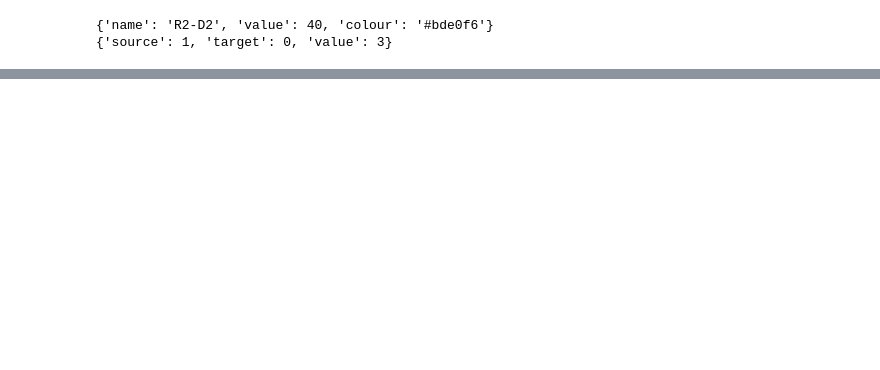
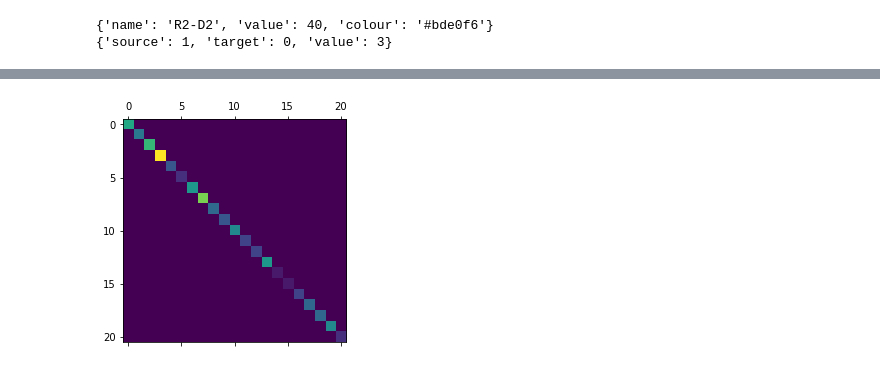
Before and after one commit to jonathan-conover1/CMPE-256, a Jupyter notebook: OG_Triloy_Graph_Analysis.ipynb, the cells around one changed output, grey strips where cells are left out. Cells and saved outputs as stored; diff of their text form; code cells hidden in the pictures; blank space fills up the shorter version.

```diff
--- a/OG_Triloy_Graph_Analysis.ipynb
+++ b/OG_Triloy_Graph_Analysis.ipynb
@@ -100,0 +145,5 @@ BarGraphData(ranks, "Page Rank", "Characters", "Rank Values")
+# %%
+# degree matrix
+D = np.diag(np.sum(np.array(W.todense()), axis=1))
+print('degree matrix:')
+print(D)
@@ -100,0 +168,5 @@ BarGraphData(ranks, "Page Rank", "Characters", "Rank Values")
+# %%
+plt.matshow(D)
+plt.show()
+# %% [output]
+[figure, added]
```
Also changed, not shown: parts of 16 cells of this notebook, 2 other files.
